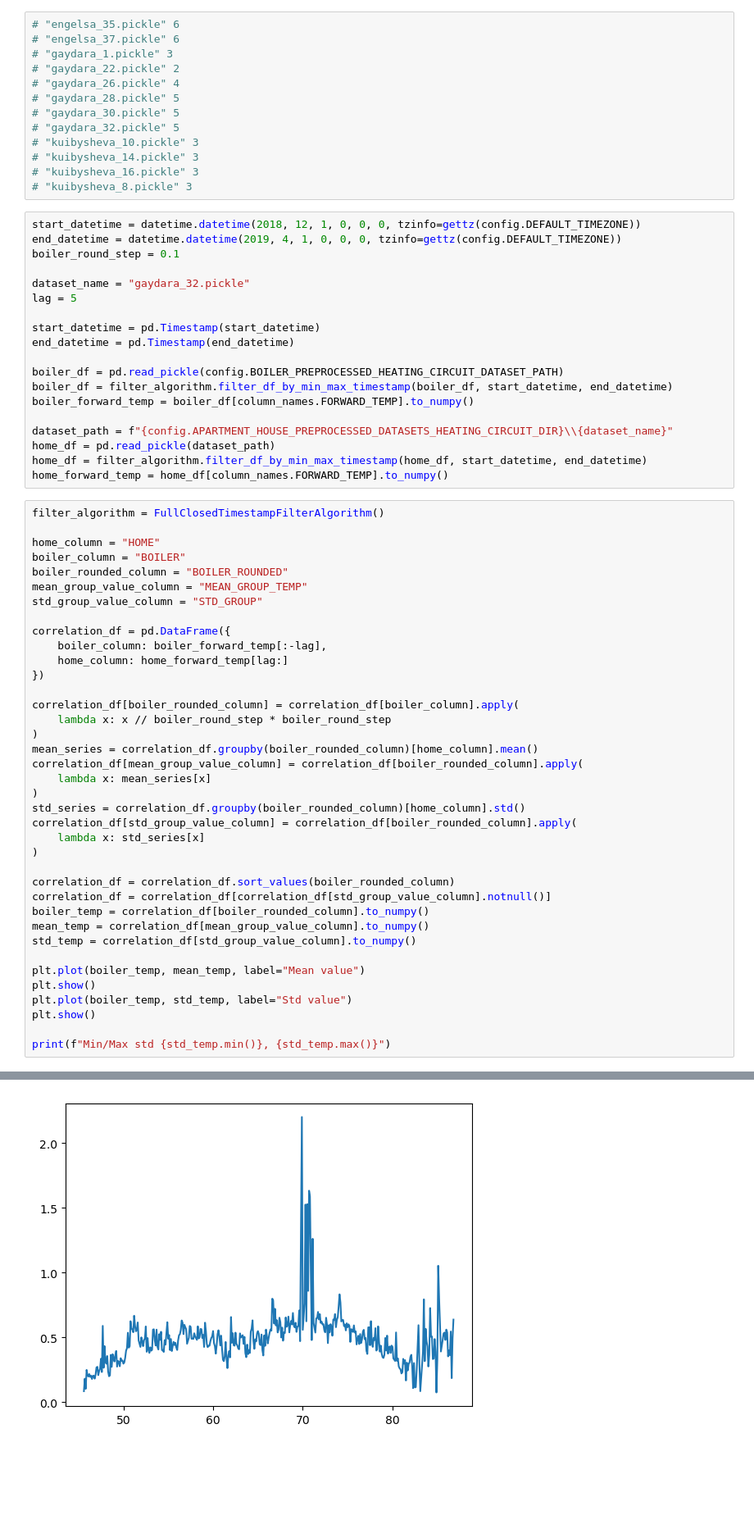
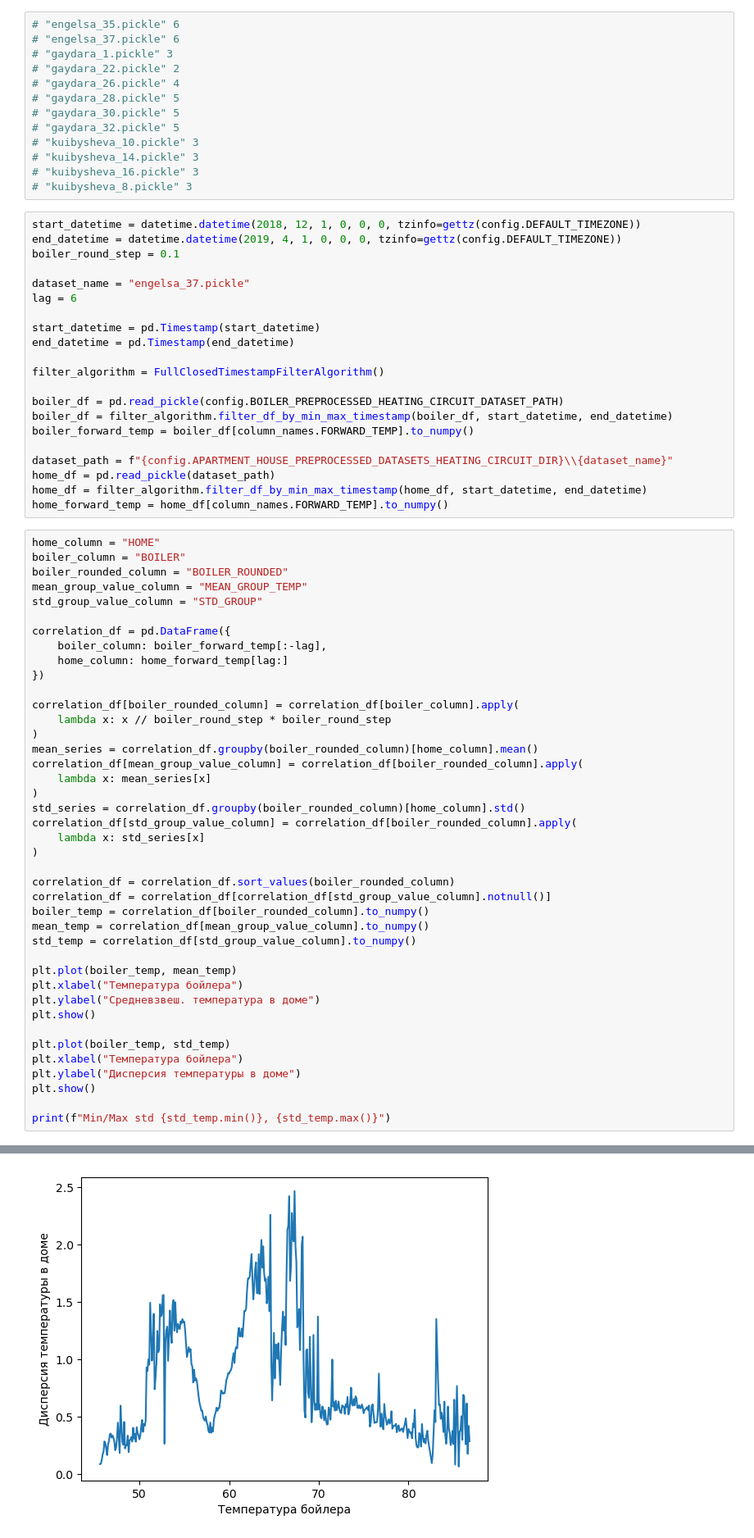
Before and after one commit to cool-soft/BoilerForge-Georgij, a Jupyter notebook: plot_corr_tables.ipynb, the cells around one changed output, grey strips where cells are left out. Shown at 82% size. Cells and saved outputs as stored; diff of their text form; blank space fills up the shorter version.

```diff
--- a/plot_corr_tables.ipynb
+++ b/plot_corr_tables.ipynb
@@ -26,11 +26,13 @@ start_datetime = datetime.datetime(2018, 12, 1, 0, 0, 0, tzinfo=gettz(config.DEF
 end_datetime = datetime.datetime(2019, 4, 1, 0, 0, 0, tzinfo=gettz(config.DEFAULT_TIMEZONE))
 boiler_round_step = 0.1
 
-dataset_name = "gaydara_32.pickle"
-lag = 5
+dataset_name = "engelsa_37.pickle"
+lag = 6
 
 start_datetime = pd.Timestamp(start_datetime)
 end_datetime = pd.Timestamp(end_datetime)
+
+filter_algorithm = FullClosedTimestampFilterAlgorithm()
 
 boiler_df = pd.read_pickle(config.BOILER_PREPROCESSED_HEATING_CIRCUIT_DATASET_PATH)
 boiler_df = filter_algorithm.filter_df_by_min_max_timestamp(boiler_df, start_datetime, end_datetime)
@@ -41,8 +43,6 @@ home_df = pd.read_pickle(dataset_path)
 home_df = filter_algorithm.filter_df_by_min_max_timestamp(home_df, start_datetime, end_datetime)
 home_forward_temp = home_df[column_names.FORWARD_TEMP].to_numpy()
 # %%
-filter_algorithm = FullClosedTimestampFilterAlgorithm()
-
 home_column = "HOME"
 boiler_column = "BOILER"
 boiler_rounded_column = "BOILER_ROUNDED"
@@ -72,9 +72,14 @@ boiler_temp = correlation_df[boiler_rounded_column].to_numpy()
 mean_temp = correlation_df[mean_group_value_column].to_numpy()
 std_temp = correlation_df[std_group_value_column].to_numpy()
 
-plt.plot(boiler_temp, mean_temp, label="Mean value")
+plt.plot(boiler_temp, mean_temp)
+plt.xlabel("Температура бойлера")
+plt.ylabel("Средневзвеш. температура в доме")
 plt.show()
-plt.plot(boiler_temp, std_temp, label="Std value")
+
+plt.plot(boiler_temp, std_temp)
+plt.xlabel("Температура бойлера")
+plt.ylabel("Дисперсия температуры в доме")
 plt.show()
 
 print(f"Min/Max std {std_temp.min()}, {std_temp.max()}")
@@ -83 +88 @@ print(f"Min/Max std {std_temp.min()}, {std_temp.max()}")
-[figure, old version]
+[figure, new version]
```
Also changed, not shown: parts of 2 cells of this notebook, 3 other files.
